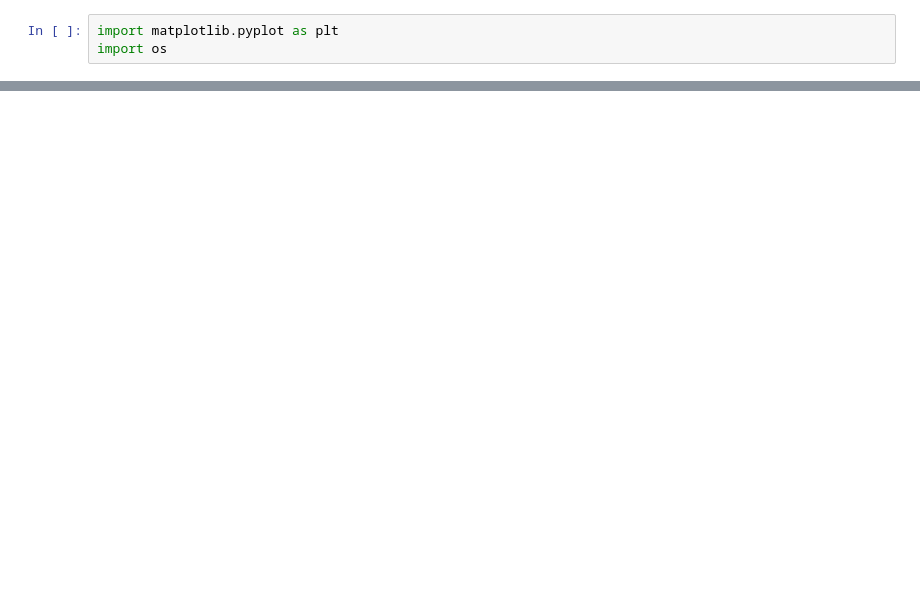
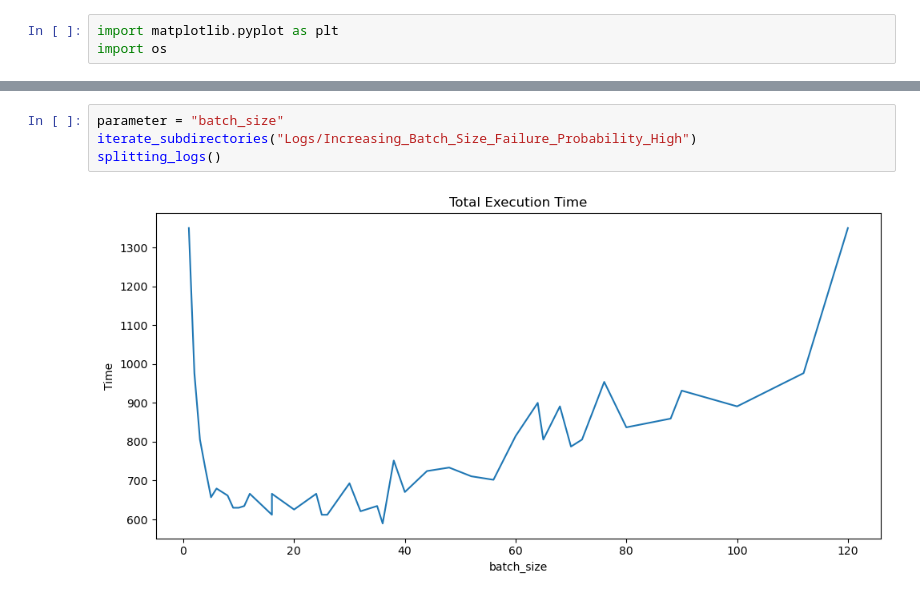
Before and after one commit to ftoschi14/DISTSYS-2023-Toschi-Giannubilo-Galimberti, a Jupyter notebook: scripts/graphBuilder.ipynb, the cells around one changed output, grey strips where cells are left out. Cells and saved outputs as stored; diff of their text form; blank space fills up the shorter version.

Commit message:
Refactroy, commented and completed for each experiment the graph builder script

```diff
--- a/scripts/graphBuilder.ipynb
+++ b/scripts/graphBuilder.ipynb
@@ -251,0 +304,6 @@ splitting_logs()
+# %%
+parameter = "batch_size"
+iterate_subdirectories("Logs/Increasing_Batch_Size_Failure_Probability_High")
+splitting_logs()
+# %% [output]
+[figure, added]
```
Also changed, not shown: parts of 15 cells of this notebook.
